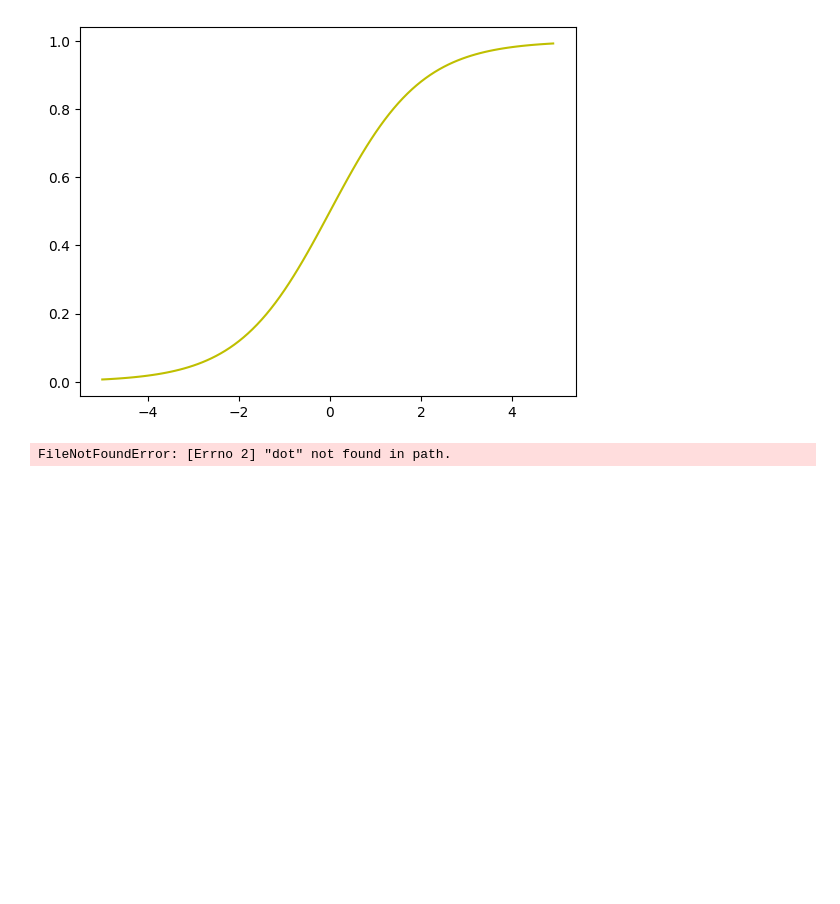
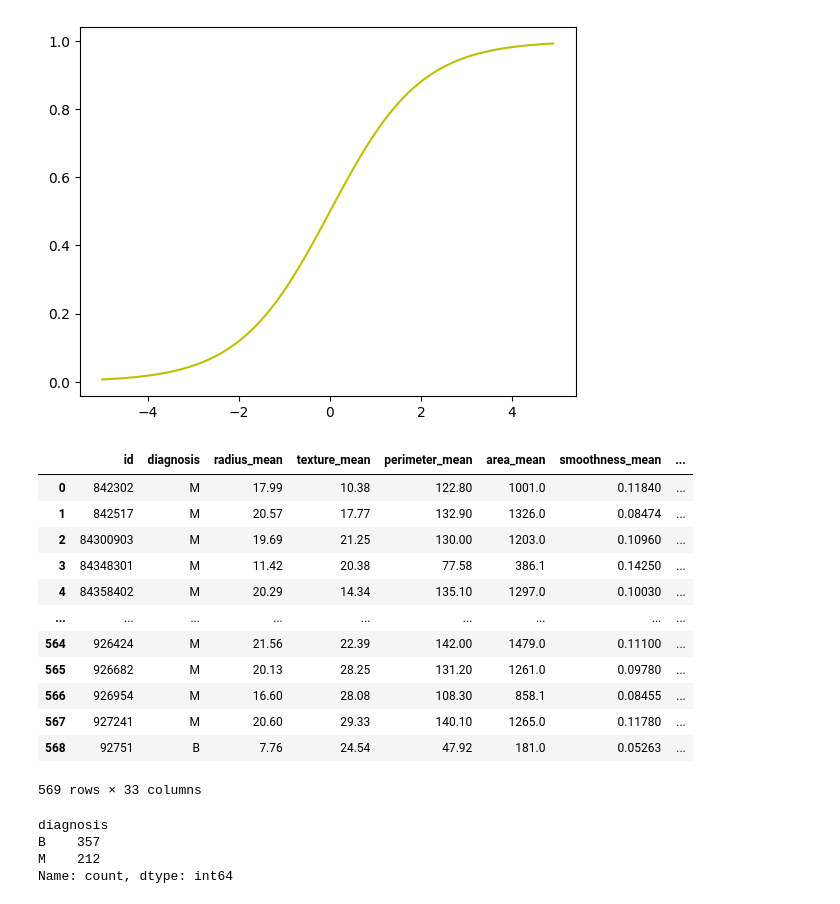
Before and after one commit to erikhedb/ML_AI_Labs, a Jupyter notebook: labs/scrible.ipynb, the cells around one changed output. Drawn from its saved outputs; the diff is of its cells as text; code cells hidden in the pictures; blank space fills up the shorter version.

```diff
--- a/labs/scrible.ipynb
+++ b/labs/scrible.ipynb
@@ -51,22 +51,28 @@ plt.plot(x,y,color='y')
 [<matplotlib.lines.Line2D at 0x...>]
 [figure]
 # %%
-import pydot
-from IPython.display import Image, display
-
-# Create the graph
-graph = pydot.Dot("my_graph", graph_type="digraph")  # 'digraph' for directed graph
-
-# Add nodes
-node_a = pydot.Node("A", style="filled", fillcolor="red")  # Example of a styled node
-node_b = pydot.Node("B")
-graph.add_node(node_a)
-graph.add_node(node_b)
-
-# Add an edge
-edge_ab = pydot.Edge("A", "B")
-graph.add_edge(edge_ab)
-
-graph.write_png('/temp/my_graph.png')
+import pandas as pd
+pd.set_option('display.max_columns', 100)
+df= pd.read_csv('./data/bcw.csv',  index_col= None, na_values='?')
+df
 # %% [output]
+|  | id | diagnosis | radius_mean | texture_mean | perimeter_mean | area_mean | smoothness_mean | ... |
+| 0 | 842302 | M | 17.99 | 10.38 | 122.80 | 1001.0 | 0.11840 | ... |
+| 1 | 842517 | M | 20.57 | 17.77 | 132.90 | 1326.0 | 0.08474 | ... |
+| 2 | 84300903 | M | 19.69 | 21.25 | 130.00 | 1203.0 | 0.10960 | ... |
+| 3 | 84348301 | M | 11.42 | 20.38 | 77.58 | 386.1 | 0.14250 | ... |
+| 4 | 84358402 | M | 20.29 | 14.34 | 135.10 | 1297.0 | 0.10030 | ... |
+| ... | ... | ... | ... | ... | ... | ... | ... | ... |
+| 564 | 926424 | M | 21.56 | 22.39 | 142.00 | 1479.0 | 0.11100 | ... |
+| 565 | 926682 | M | 20.13 | 28.25 | 131.20 | 1261.0 | 0.09780 | ... |
+| 566 | 926954 | M | 16.60 | 28.08 | 108.30 | 858.1 | 0.08455 | ... |
+| 567 | 927241 | M | 20.60 | 29.33 | 140.10 | 1265.0 | 0.11780 | ... |
+| 568 | 92751 | B | 7.76 | 24.54 | 47.92 | 181.0 | 0.05263 | ... |
-FileNotFoundError: [Errno 2] "dot" not found in path.
+569 rows × 33 columns
+# %%
+print(df['diagnosis'].value_counts())
+# %% [output]
+diagnosis
+B    357
+M    212
+Name: count, dtype: int64
```
Also changed, not shown: 3 other files.
